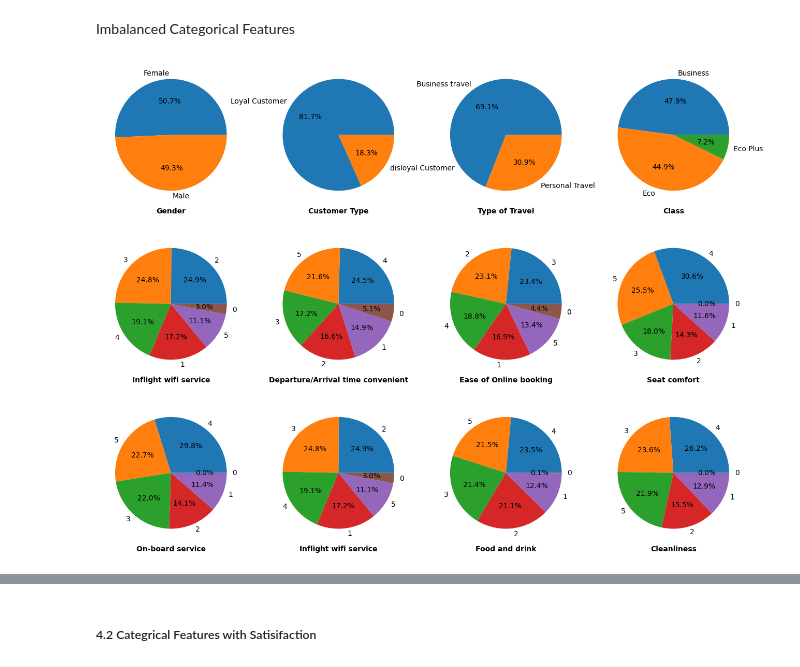
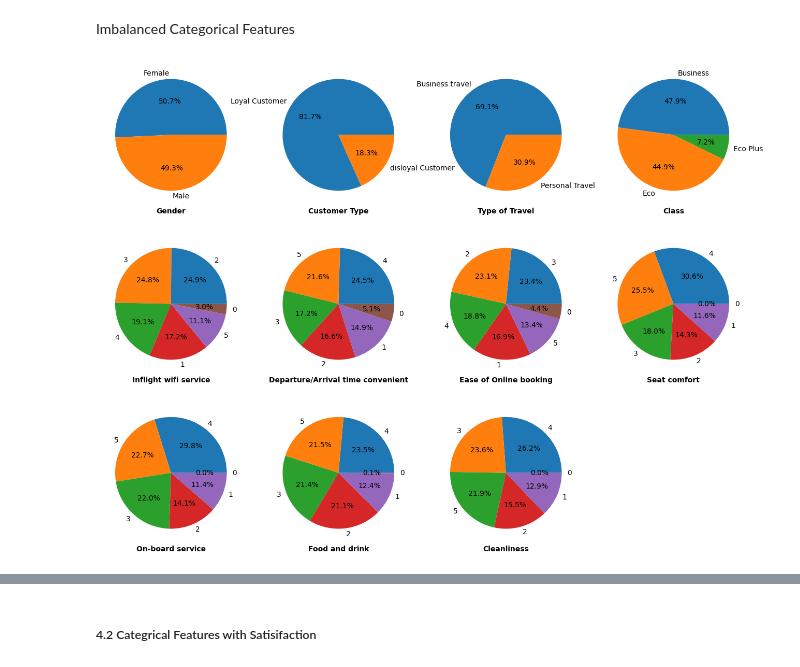
Before and after one commit to rubaawad/airlines-_customer_satisfaction, a Jupyter notebook: src/components/notebook/data/CUSTOMER SATISFACTION EDA.ipynb, the cells around one changed output, grey strips where cells are left out. Drawn from its saved outputs; the diff is of its cells as text; code cells hidden in the pictures.

```diff
--- a/src/components/notebook/data/CUSTOMER SATISFACTION EDA.ipynb
+++ b/src/components/notebook/data/CUSTOMER SATISFACTION EDA.ipynb
@@ -291,25 +293,25 @@ plt.show()
 Imbalanced Categorical Features
 # %%
 # Create a list containing categorical features
-categorical_features =  ['Gender', 'Customer Type', 'Type of Travel', 'Class','Inflight wifi service','Departure/Arrival time convenient','Ease of Online booking', 'Seat comfort','On-board service','Inflight wifi service','Food and drink','Cleanliness']
+categorical_features =  ['Gender', 'Customer Type', 'Type of Travel', 'Class','Inflight wifi service','Departure/Arrival time convenient','Ease of Online booking', 'Seat comfort','On-board service','Food and drink','Cleanliness']
 
 # Set up a figure to contain subplots
 plt.figure(figsize=(16, 12))
 
 # Iterate over each categorical feature
 for i, col in enumerate(categorical_features):
     # Create subplots in a 3x4 grid
     plt.subplot(3, 4, i+1)
 
     # Plot a pie chart for the distribution of each categorical column
     plt.pie(x=df[col].value_counts().values,
             labels=df[col].value_counts().index,
             autopct='%1.1f%%')
 
     # Add a bold label for the feature name
     plt.xlabel(col, weight='bold')
 
 # Show the plot
 plt.show()
 # %% [output]
-[figure, old version]
+[figure, new version]
```
Also changed, not shown: parts of 6 cells of this notebook, 7 other files.
